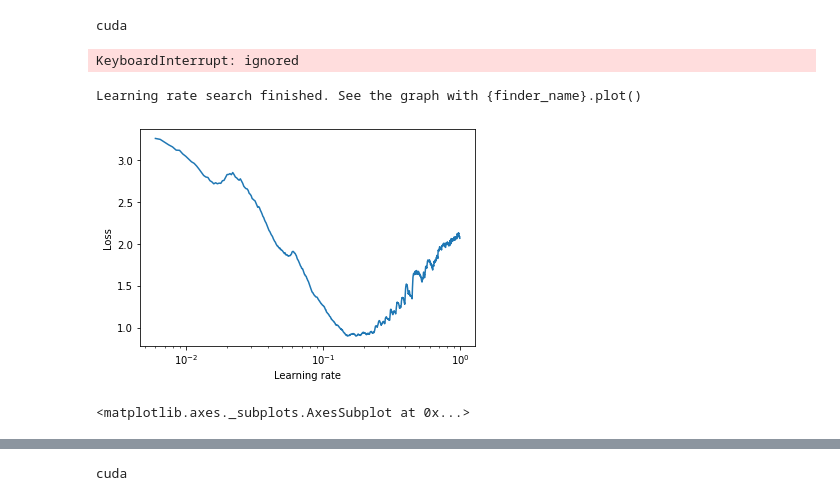
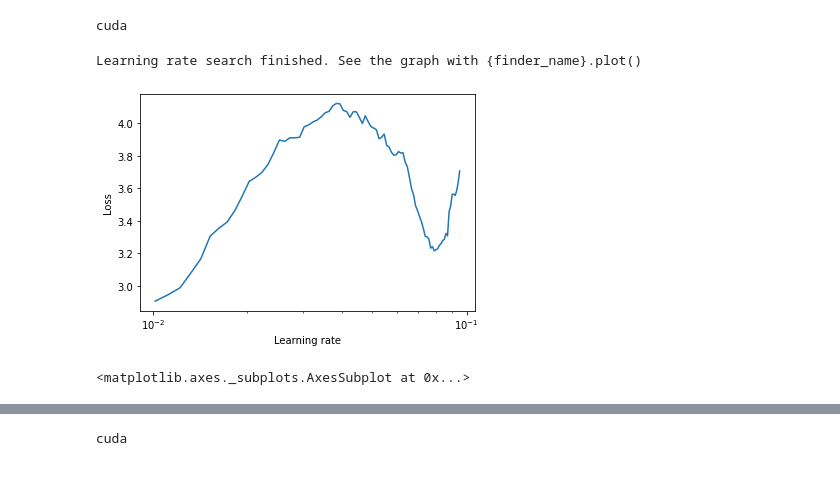
Before and after one commit to Shakil-1501/TSAI, a Jupyter notebook: S11/S11_Assignment.ipynb, the cells around one changed output, grey strips where cells are left out. Saved outputs shown, nothing was run; the diff lists cells and outputs as text; code cells hidden in the pictures.

```diff
--- a/S11/S11_Assignment.ipynb
+++ b/S11/S11_Assignment.ipynb
@@ -378,43 +108,14 @@ class ExponentialLR(_LRScheduler):
 # %%
 print(device)
 criterion = nn.CrossEntropyLoss()
-optimizer = optim.SGD(model.parameters(), lr=0.001, momentum=0.9 ,weight_decay = 0.01)
+optimizer = optim.SGD(model.parameters(), lr=0.0001, momentum=0.9)
 # %% [output]
 cuda
-# %%
-start_time = time.time()
-for epoch in range(10):  # loop over the dataset multiple times
-
-    running_loss = 0.0
-    for i, data in enumerate(trainloader, 0):
-        # get the inputs
-        inputs, labels = data[0].to(device),data[1].to(device)
-
-        # zero the parameter gradients
-        optimizer.zero_grad()
-
-        # forward + backward + optimize
-        outputs = model(inputs)
-        loss = criterion(outputs, labels)
-        loss.backward()
-        optimizer.step()
-
-        # print statistics
-        running_loss += loss.item()
-        if i % 90 == 89:    # print every 2000 mini-batches
-            print('[%d, %5d] loss: %.3f' %(epoch + 1, i + 1, running_loss / 89 ))
-            running_loss = 0.0
-
-print('Finished Training')
-end_time = time.time()
-print("Time Taken in Seconds: ",end_time-start_time)
-# %% [output]
-KeyboardInterrupt: ignored
 # %%
 lr_finder = LRScheduler.LRFinder(model, optimizer, criterion, device="cuda")
-lr_finder.range_test(trainloader , end_lr = 1, num_iter = 2000 , step_mode = "linear")
+lr_finder.range_test(trainloader ,end_lr = 0.1, num_iter = 100 , step_mode = "linear")
 lr_finder.plot()
 # %% [output]
 Learning rate search finished. See the graph with {finder_name}.plot()
-[figure, old version]
+[figure, new version]
 <matplotlib.axes._subplots.AxesSubplot at 0x...>
```
Also changed, not shown: parts of 8 cells of this notebook.
